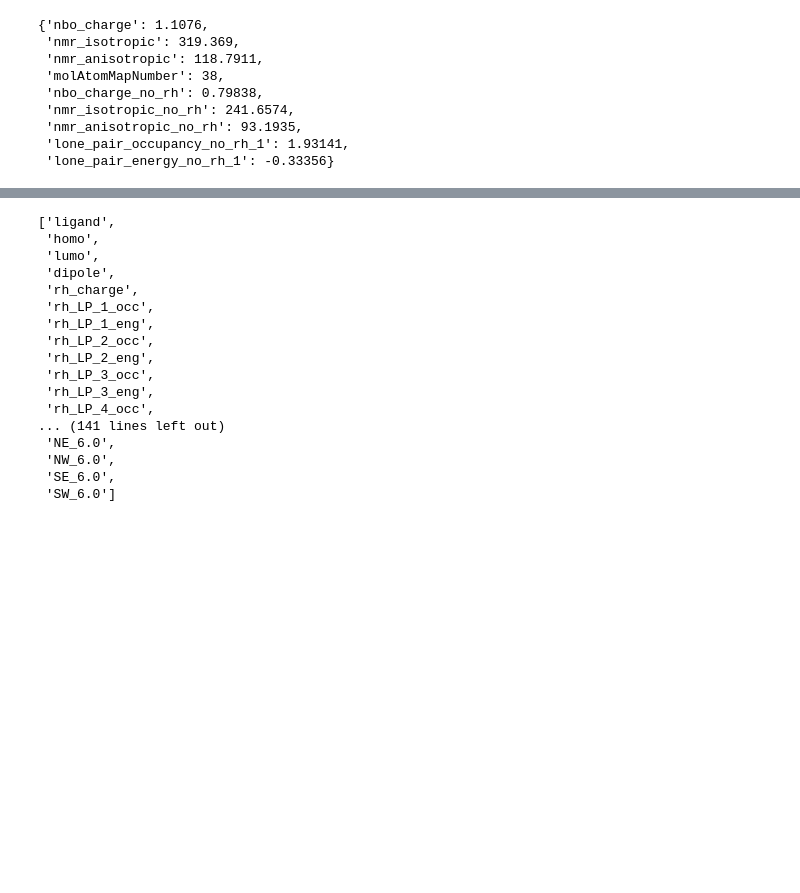
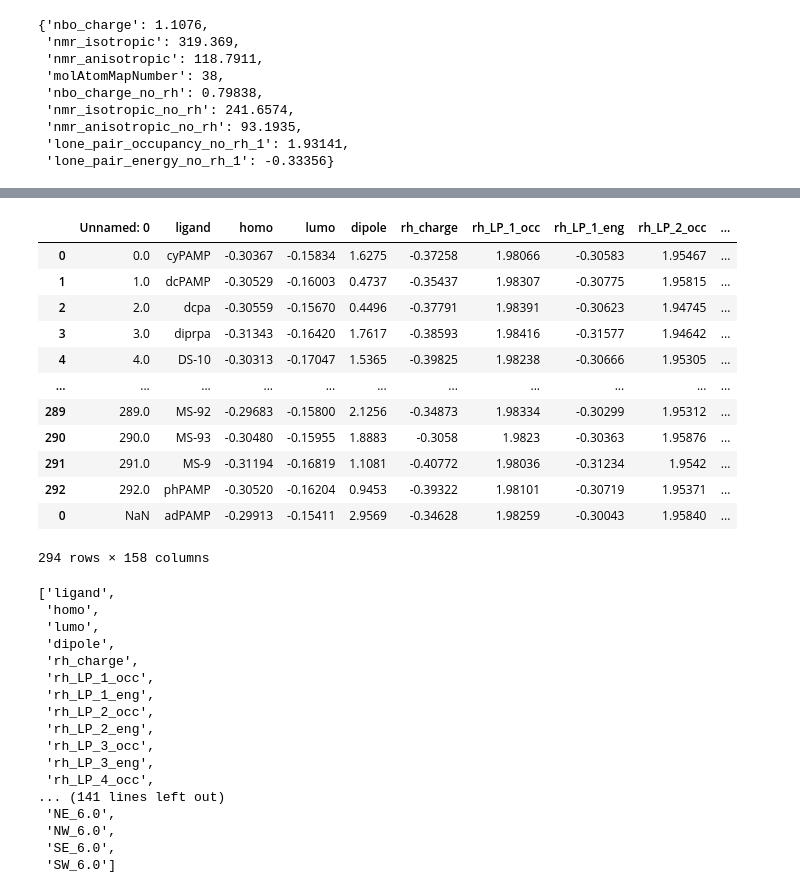
Before and after one commit to jaeusamio/phd, a Jupyter notebook: parameters.ipynb, the cells around one changed output, grey strips where cells are left out. Saved outputs shown, nothing was run; the diff lists cells and outputs as text; code cells hidden in the pictures; blank space fills up the shorter version.

```diff
--- a/parameters.ipynb
+++ b/parameters.ipynb
@@ -72,8 +76,12 @@ comp.p1.GetPropsAsDict()
  'lone_pair_occupancy_no_rh_1': 1.93141,
  'lone_pair_energy_no_rh_1': -0.33356}
 # %%
-df = pd.DataFrame()
+if os.path.exists("parameters_phd.csv"):
+    parameters_df = pd.read_csv("parameters_phd.csv")
+else:
+    parameters_df = pd.DataFrame()
 param_list = []
+
 for file in os.listdir("./out/spe/"):
     filename = file.split(".")[0]
     ligand_name = filename.replace("_SPE", "")
@@ -81,6 +89,10 @@ for file in os.listdir("./out/spe/"):
     path_no_rh = f"./out/spe_no_rh/{filename}_NoRh.out"
     if not os.path.exists(path_no_rh):
         print(path_no_rh + " does not exist")
+        continue
+
+    if ligand_name in parameters_df["ligand"].values:
+        print(f"{ligand_name} already parsed, skipping...")
         continue
 
     print(ligand_name + ": Parameter extraction started.")
@@ -256,5 +268,7 @@ for file in os.listdir("./out/spe/"):
         param_dict[f"SW_{float(radius)}"] = bv.quadrants["percent_buried_volume"][4]
 
     param_list.append(param_dict)
-df = pd.DataFrame(param_list)
+
+parameters_df = pd.concat([parameters_df, pd.DataFrame(param_list)])
+print(f"{len(param_list)} new ligands added to the DataFrame")
 # %% [output]
@@ -263,0 +292,16 @@ KeyboardInterrupt:
+# %%
+parameters_df
+# %% [output]
+|  | Unnamed: 0 | ligand | homo | lumo | dipole | rh_charge | rh_LP_1_occ | rh_LP_1_eng | rh_LP_2_occ | ... |
+| 0 | 0.0 | cyPAMP | -0.30367 | -0.15834 | 1.6275 | -0.37258 | 1.98066 | -0.30583 | 1.95467 | ... |
+| 1 | 1.0 | dcPAMP | -0.30529 | -0.16003 | 0.4737 | -0.35437 | 1.98307 | -0.30775 | 1.95815 | ... |
+| 2 | 2.0 | dcpa | -0.30559 | -0.15670 | 0.4496 | -0.37791 | 1.98391 | -0.30623 | 1.94745 | ... |
+| 3 | 3.0 | diprpa | -0.31343 | -0.16420 | 1.7617 | -0.38593 | 1.98416 | -0.31577 | 1.94642 | ... |
+| 4 | 4.0 | DS-10 | -0.30313 | -0.17047 | 1.5365 | -0.39825 | 1.98238 | -0.30666 | 1.95305 | ... |
+| ... | ... | ... | ... | ... | ... | ... | ... | ... | ... | ... |
+| 289 | 289.0 | MS-92 | -0.29683 | -0.15800 | 2.1256 | -0.34873 | 1.98334 | -0.30299 | 1.95312 | ... |
+| 290 | 290.0 | MS-93 | -0.30480 | -0.15955 | 1.8883 | -0.3058 | 1.9823 | -0.30363 | 1.95876 | ... |
+| 291 | 291.0 | MS-9 | -0.31194 | -0.16819 | 1.1081 | -0.40772 | 1.98036 | -0.31234 | 1.9542 | ... |
+| 292 | 292.0 | phPAMP | -0.30520 | -0.16204 | 0.9453 | -0.39322 | 1.98101 | -0.30719 | 1.95371 | ... |
+| 0 | NaN | adPAMP | -0.29913 | -0.15411 | 2.9569 | -0.34628 | 1.98259 | -0.30043 | 1.95840 | ... |
+294 rows × 158 columns
```
Also changed, not shown: parts of 4 cells of this notebook, 14 other files.
